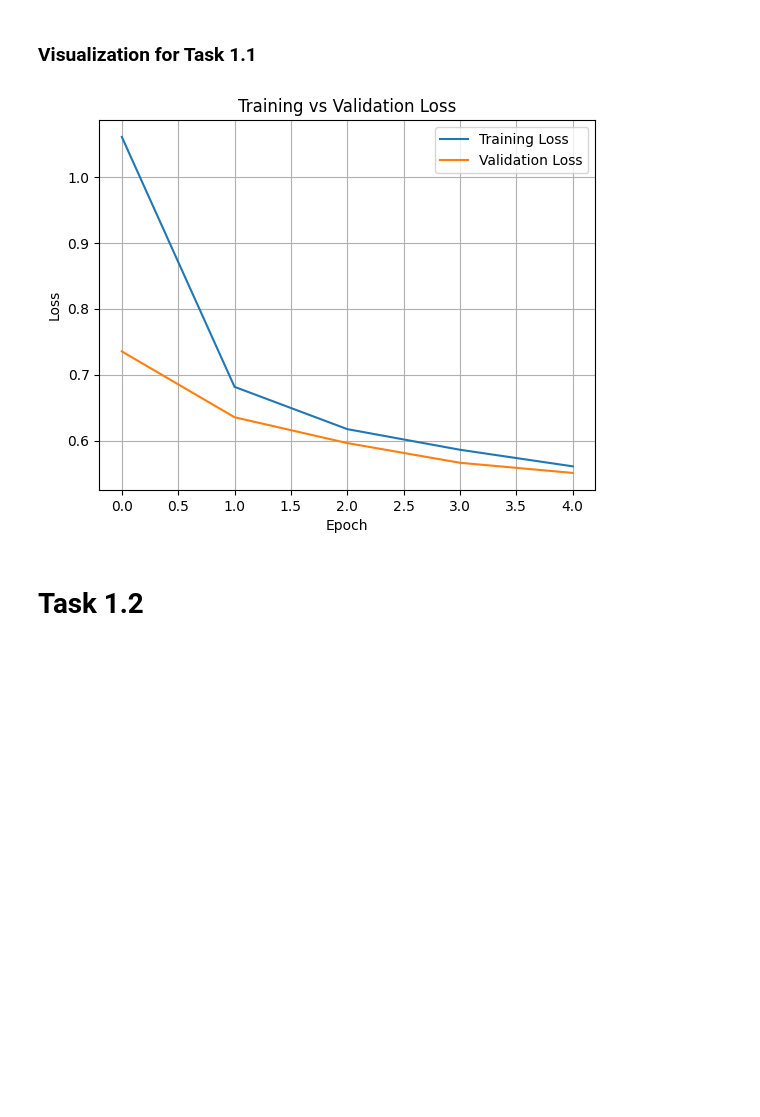
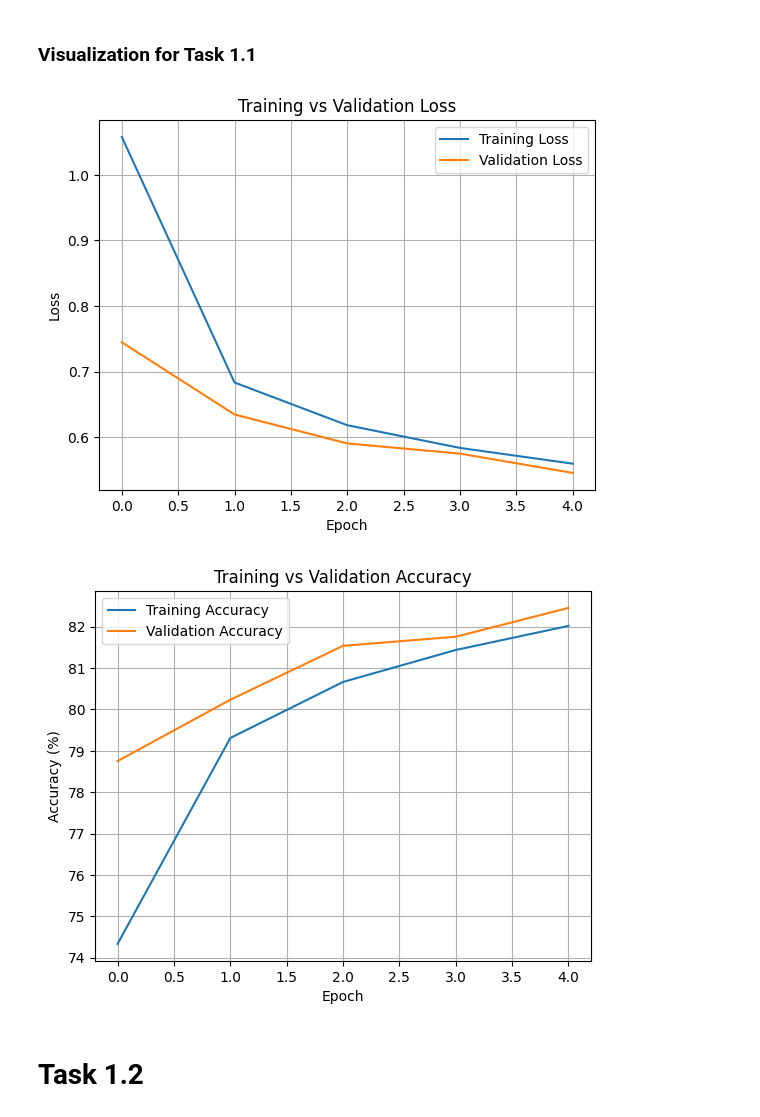
Before and after one commit to hyderchaudhry/28100041-PA0, a Jupyter notebook: src/task1.ipynb, the cells around one changed output. Cells and saved outputs as stored; diff of their text form; code cells hidden in the pictures; blank space fills up the shorter version.

Commit message:
Rerun Task 1.1 to show training and validation accuracy too.

```diff
--- a/src/task1.ipynb
+++ b/src/task1.ipynb
@@ -60,7 +60,9 @@ for param in resnet_pretrained.fc.parameters():
 resnet_pretrained = resnet_pretrained.to(device)
 
 training_loss = []
-validation_loss= []
+training_accuracy = []
+validation_loss = []
+validation_accuracy = []
 
 loss = nn.CrossEntropyLoss()
 optimizer = optim.SGD(resnet_pretrained.parameters(), lr=0.01)
@@ -70,6 +72,7 @@ for i in range(EPOCHS):
 
     resnet_pretrained.train()
     curr_training_loss = 0
+    curr_training_accuracy = 0
 
     for image, label in train_dataloder:
         image = image.to(device)
@@ -77,19 +80,25 @@ for i in range(EPOCHS):
         optimizer.zero_grad()
 
         prediction = resnet_pretrained(image)
+        predicted_labels = prediction.argmax(dim=1)
 
         curr_loss = loss(prediction, label)
+
         curr_training_loss += curr_loss.item()
+        curr_training_accuracy += accuracy_score(label.detach().cpu().numpy(), predicted_labels.detach().cpu().numpy()) * 100
 
         curr_loss.backward()
 
         optimizer.step()
 
     training_loss.append(curr_training_loss/len(train_dataloder))
-    print(f'training_loss: {curr_training_loss/len(train_dataloder)}')
+    training_accuracy.append(curr_training_accuracy/len(train_dataloder))
+    print(f'training loss (baseline): {curr_training_loss/len(train_dataloder)}')
+    print(f'training accuracy (baseline): {curr_training_accuracy/len(train_dataloder)}% \n')
 
     resnet_pretrained.eval()
     curr_validation_loss = 0
+    curr_validation_accuracy = 0
 
     with torch.no_grad():
         for image, label in validation_dataloader:
@@ -97,10 +106,15 @@ for i in range(EPOCHS):
             label = label.to(device)
 
             prediction = resnet_pretrained(image)
+            predicted_labels = prediction.argmax(dim=1)
+
             curr_loss = loss(prediction, label)
 
             curr_validation_loss += curr_loss.item()
+            curr_validation_accuracy += accuracy_score(label.detach().cpu().numpy(), predicted_labels.detach().cpu().numpy()) * 100
 
     validation_loss.append(curr_validation_loss/len(validation_dataloader))
-    print(f'validation_loss: {curr_validation_loss/len(validation_dataloader)} \n')
+    validation_accuracy.append(curr_validation_accuracy/len(validation_dataloader))
+    print(f'validation loss (baseline): {curr_validation_loss/len(validation_dataloader)}')
+    print(f'validation accuracy (baseline): {curr_validation_accuracy/len(validation_dataloader)}% \n')
 # %% [output]
@@ -127,17 +138,28 @@ validation_loss: 0.5509711999422425
 # %% [markdown]
 ### Visualization for Task 1.1
 # %%
+plt.figure()
 plt.plot(training_loss, label='Training Loss')
 plt.plot(validation_loss, label='Validation Loss')
 plt.title('Training vs Validation Loss')
 plt.xlabel('Epoch')
 plt.ylabel('Loss')
 plt.grid()
 plt.legend()
 
+plt.figure()
+plt.plot(training_accuracy, label='Training Accuracy')
+plt.plot(validation_accuracy, label='Validation Accuracy')
+plt.title('Training vs Validation Accuracy')
+plt.xlabel('Epoch')
+plt.ylabel('Accuracy (%)')
+plt.grid()
+plt.legend()
+
 plt.show()
 # %% [output]
-[figure, old version]
+[figure, new version]
+[figure, added]
 # %% [markdown]
 # Task 1.2
 # %% [markdown]
```
Also changed, not shown: parts of 1 cell of this notebook, 1 other file.
